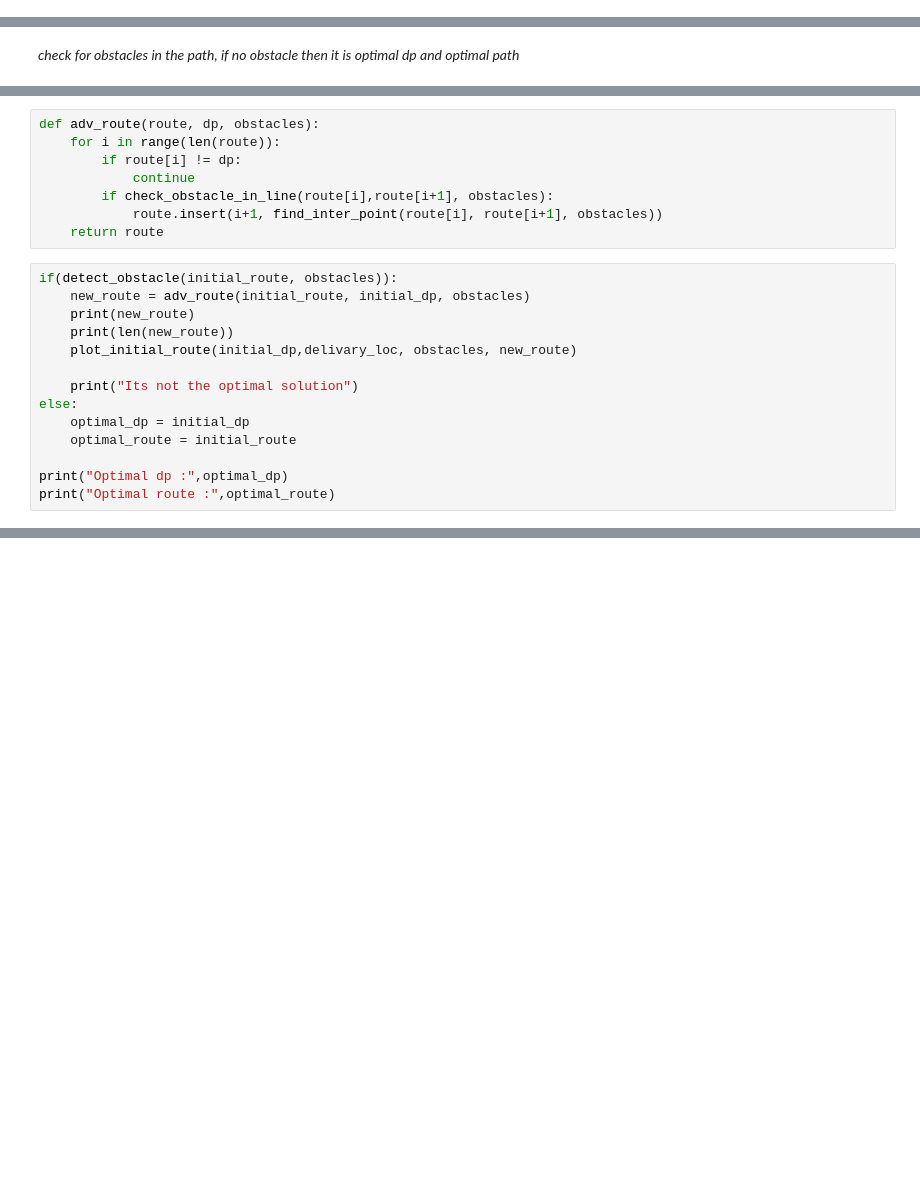
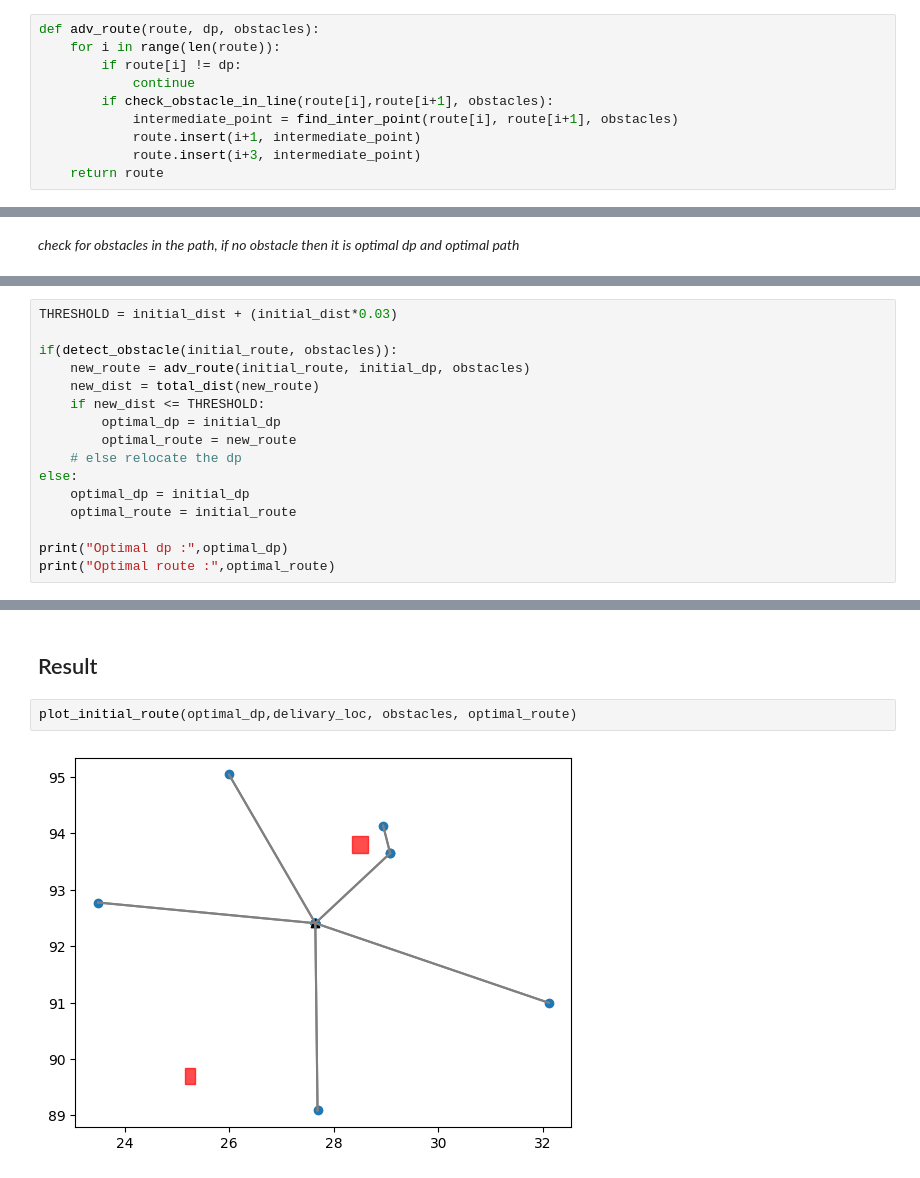
Before and after one commit to CR-Samrat/drone-based-delivary, a Jupyter notebook: euclidean_with_obstacles.ipynb, the cells around one changed output, grey strips where cells are left out. Saved outputs shown, nothing was run; the diff lists cells and outputs as text; blank space fills up the shorter version.

```diff
--- a/euclidean_with_obstacles.ipynb
+++ b/euclidean_with_obstacles.ipynb
@@ -105,3 +168,13 @@ def detect_obstacle(route, obstacles):
+# %%
+def adv_route(route, dp, obstacles):
+    for i in range(len(route)):
+        if route[i] != dp:
+            continue
+        if check_obstacle_in_line(route[i],route[i+1], obstacles):
+            intermediate_point = find_inter_point(route[i], route[i+1], obstacles)
+            route.insert(i+1, intermediate_point)
+            route.insert(i+3, intermediate_point)
+    return route
 # %% [markdown]
 ## Main
 # %%
@@ -226,19 +234,13 @@ def find_inter_point(point_a, point_b, obstacles):
-# %%
-def adv_route(route, dp, obstacles):
-    for i in range(len(route)):
-        if route[i] != dp:
-            continue
-        if check_obstacle_in_line(route[i],route[i+1], obstacles):
-            route.insert(i+1, find_inter_point(route[i], route[i+1], obstacles))
-    return route
 # %%
+THRESHOLD = initial_dist + (initial_dist*0.03)
+
 if(detect_obstacle(initial_route, obstacles)):
     new_route = adv_route(initial_route, initial_dp, obstacles)
-    print(new_route)
-    print(len(new_route))
-    plot_initial_route(initial_dp,delivary_loc, obstacles, new_route)
-
-    print("Its not the optimal solution")
+    new_dist = total_dist(new_route)
+    if new_dist <= THRESHOLD:
+        optimal_dp = initial_dp
+        optimal_route = new_route
+    # else relocate the dp
 else:
     optimal_dp = initial_dp
     optimal_route = initial_route
@@ -325,0 +253,6 @@ print(obstacles)
+# %% [markdown]
+## Result
+# %%
+plot_initial_route(optimal_dp,delivary_loc, obstacles, optimal_route)
+# %% [output]
+[figure, added]
```
Also changed, not shown: parts of 12 cells of this notebook.
